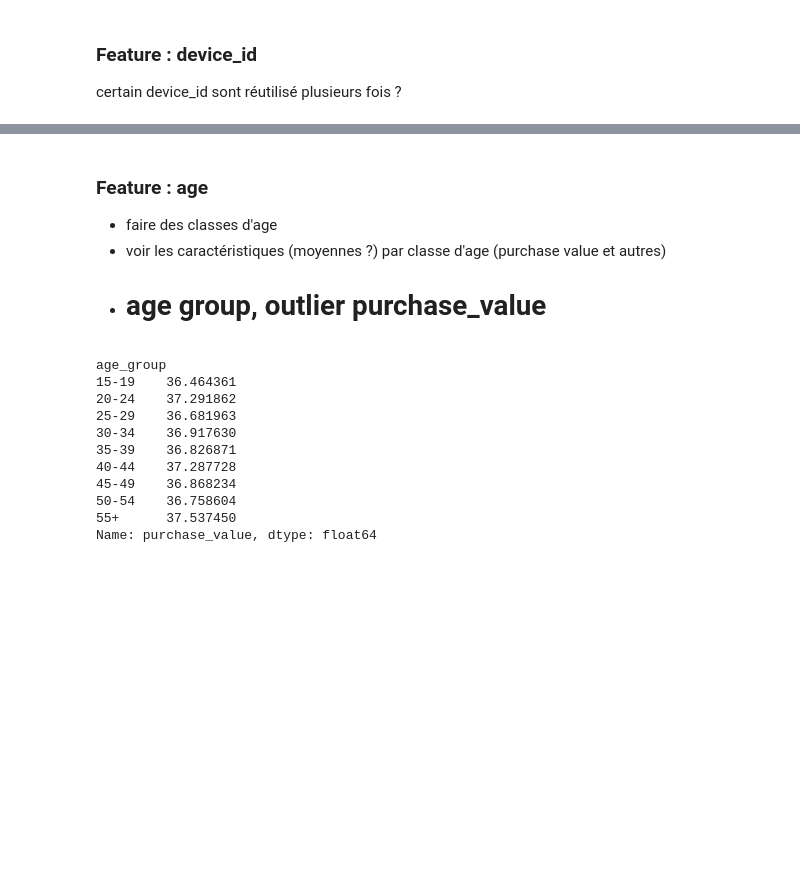
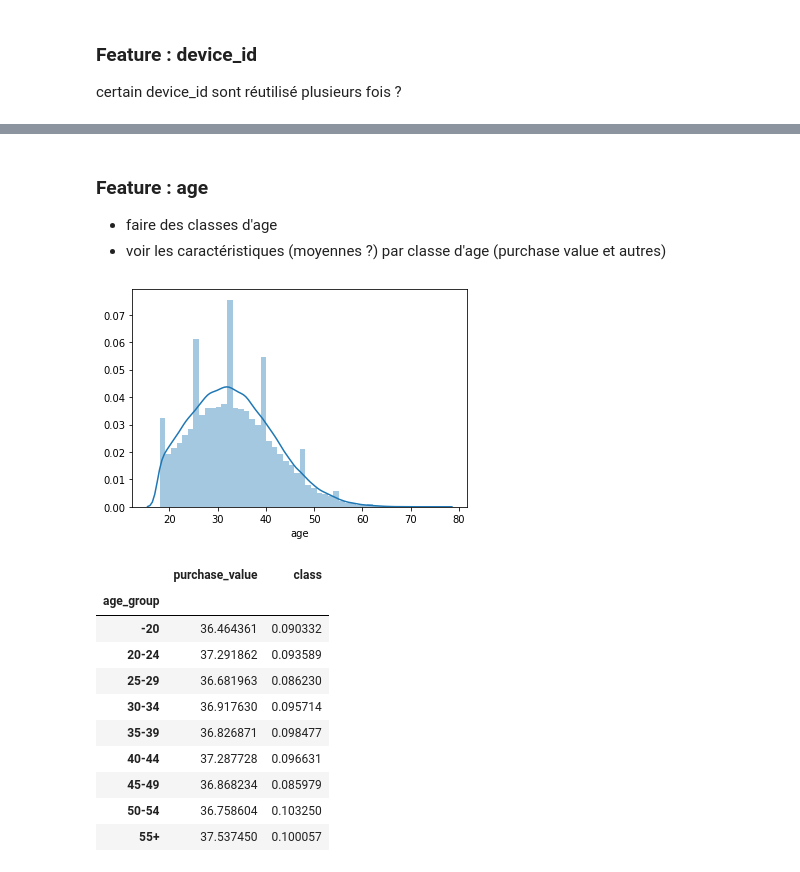
Before and after one commit to slowsry/projet-jedha-s4, a Jupyter notebook: fraud_detect_project.ipynb, the cells around one changed output, grey strips where cells are left out. Cells and saved outputs as stored; diff of their text form; code cells hidden in the pictures; blank space fills up the shorter version.

```diff
--- a/fraud_detect_project.ipynb
+++ b/fraud_detect_project.ipynb
@@ -264,15 +180,18 @@ fd[fd.device_id == 'ITUMJCKWEYNDD']
 
 - faire des classes d'age
 - voir les caractéristiques (moyennes ?) par classe d'age (purchase value et autres)
-- # age group, outlier purchase_value
 # %%
 
-def age_classe(a, r=5, maxi=55):
+def age_classe(a, r=5, maxi=55, mini=20):
     if int(a) > maxi :
         return str(maxi+1) + '+'
+    elif int(a) < mini :
+        return '-' + str(mini)
     else:
         return str(r * (a//r)) + '-' + str(min(r * (a//r) + r - 1, maxi))
 
 fd['age_group'] = fd.age.apply(lambda x : age_classe(x, maxi=54))
 # %%
-#_ = sns.distplot(fd.age)
+_ = sns.distplot(fd.age)
+# %% [output]
+[figure, added]
@@ -281,14 +198,14 @@ fd['age_group'] = fd.age.apply(lambda x : age_classe(x, maxi=54))
 # %%
-fd.groupby('age_group')['purchase_value'].mean()
+fd.groupby(['age_group'])['purchase_value', 'class'].mean()
 # %% [output]
-age_group
-15-19    36.464361
-20-24    37.291862
-25-29    36.681963
-30-34    36.917630
-35-39    36.826871
-40-44    37.287728
-45-49    36.868234
-50-54    36.758604
-55+      37.537450
-Name: purchase_value, dtype: float64
+|  | purchase_value | class |
+| age_group |  |  |
+| -20 | 36.464361 | 0.090332 |
+| 20-24 | 37.291862 | 0.093589 |
+| 25-29 | 36.681963 | 0.086230 |
+| 30-34 | 36.917630 | 0.095714 |
+| 35-39 | 36.826871 | 0.098477 |
+| 40-44 | 37.287728 | 0.096631 |
+| 45-49 | 36.868234 | 0.085979 |
+| 50-54 | 36.758604 | 0.103250 |
+| 55+ | 37.537450 | 0.100057 |
```
Also changed, not shown: parts of 58 cells of this notebook.
